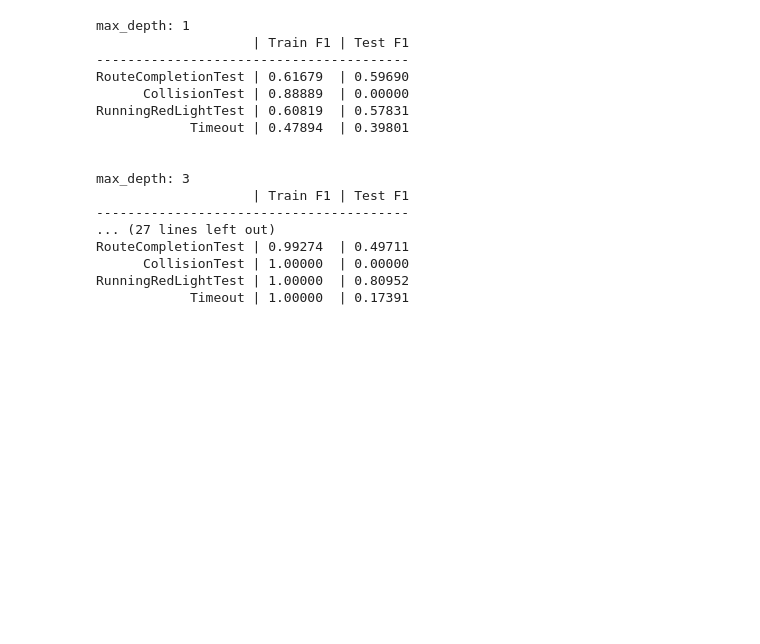
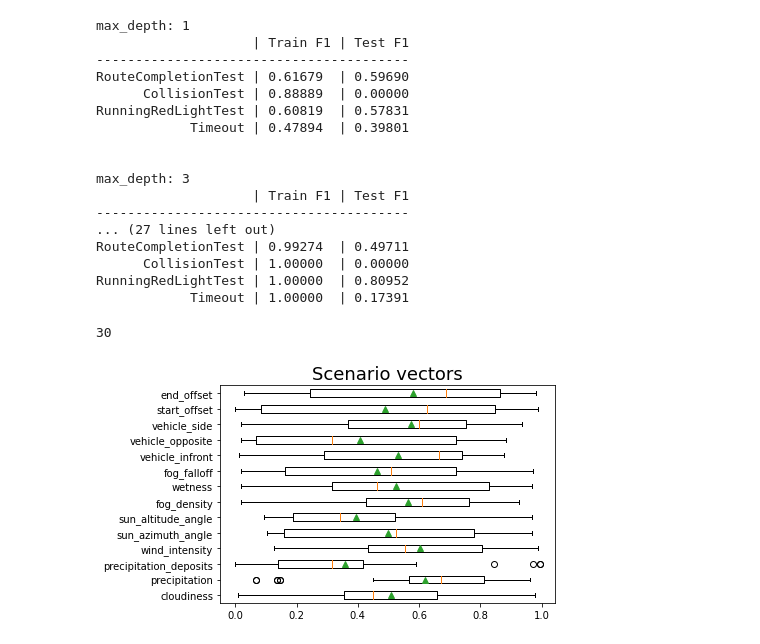
Before and after one commit to GuannanLou/TCP, a Jupyter notebook: tools/statistic.ipynb, the cells around one changed output. Saved outputs shown, nothing was run; the diff lists cells and outputs as text; code cells hidden in the pictures; blank space fills up the shorter version.

```diff
--- a/tools/statistic.ipynb
+++ b/tools/statistic.ipynb
@@ -380,3 +376,80 @@ class MLP(nn.Module):
 mlp = MLP()
 criterion = nn.CrossEntropyLoss()
 optimizer = optim.SGD(mlp.parameters(), lr=0.001, momentum=0.9)
+# %%
+input = """
+[[2.52325745e-01, 7.43825854e-01, 1.95429481e-01, 5.81358927e-01, 9.70019989e-01, 8.46828801e-01, 2.39847759e-01, 4.93769714e-01, 6.19955718e-01, 8.28980900e-01, 1.56791395e-01, 1.85762022e-02, 7.00221437e-02, 4.86345111e-01],
+ [4.33676349e-01, 8.07360529e-01, 3.15244803e-01, 8.92888709e-01, 5.77857215e-01, 1.84010202e-01, 7.87929234e-01, 6.12031177e-01, 5.39092721e-02, 4.20193680e-01, 6.79068837e-01, 9.18601778e-01, 4.02024891e-04, 9.76759149e-01],
+ [6.06329462e-01, 5.83295036e-01, 3.17362409e-01, 9.88616154e-01, 5.79745219e-01, 3.80141173e-01, 1.95417695e-01, 7.40120535e-01, 7.26685344e-01, 2.64919558e-01, 6.63348344e-02, 3.70084198e-01, 6.29717507e-01, 2.10174010e-01],
+ [3.44736653e-01, 9.40107482e-01, 5.82014180e-01, 8.78831984e-01, 8.44734445e-01, 9.05392319e-01, 4.59880266e-01, 5.46346816e-01, 7.98603591e-01, 2.85718852e-01, 4.90253523e-01, 5.99110308e-01, 1.55332756e-02, 5.93481408e-01],
+ [2.80443992e-01, 7.89279328e-01, 1.03226007e-01, 4.47893526e-01, 9.08595503e-01, 2.93614148e-01, 2.87775339e-01, 1.30028572e-01, 1.93669579e-02, 6.78835533e-01, 2.11628116e-01, 2.65546659e-01, 4.91573159e-01, 5.33625451e-02],
+ [9.03401915e-01, 1.37474704e-01, 1.39276347e-01, 8.07391289e-01, 3.97676837e-01, 1.65354197e-01, 9.27508580e-01, 3.47765860e-01, 7.50812103e-01, 7.25997985e-01, 8.83306091e-01, 6.23672207e-01, 7.50942434e-01, 3.48898342e-01],
+ [3.94875613e-01, 9.63262528e-01, 1.73955667e-01, 1.26329519e-01, 1.35079158e-01, 5.05662166e-01, 2.15248053e-02, 9.47970211e-01, 8.27115471e-01, 1.50189807e-02, 1.76196256e-01, 3.32063574e-01, 1.30996845e-01, 8.09490692e-01],
+ [5.64095099e-01, 6.70467510e-01, 3.17593681e-01, 5.58689828e-01, 1.40386939e-01, 3.69594965e-01, 8.02377821e-01, 9.68261576e-01, 3.20080299e-01, 2.69613801e-01, 8.34657676e-02, 9.37242997e-01, 8.50442114e-02, 3.90547832e-02],
+ [5.74117605e-01, 1.46728575e-01, 5.89305537e-01, 6.99758360e-01, 1.02334429e-01, 4.14055988e-01, 6.94400158e-01, 4.14179270e-01, 4.99534589e-02, 5.35896406e-01, 6.63794645e-01, 5.14889112e-01, 9.44594756e-01, 5.86555041e-01],
+ [7.15495045e-02, 5.68851437e-01, 4.17073531e-01, 9.88616154e-01, 5.79745219e-01, 2.08647697e-01, 5.49314965e-01, 7.45334431e-01, 6.71691475e-01, 6.87628385e-01, 8.60182789e-01, 3.77634236e-01, 6.29717507e-01, 2.10174010e-01],
+ [4.23104520e-01, 5.68851437e-01, 9.78538975e-02, 4.37535653e-01, 5.71228949e-01, 3.80141173e-01, 5.95068434e-01, 7.45334431e-01, 6.73077859e-01, 2.97691041e-01, 6.63348344e-02, 2.86564887e-01, 2.88193516e-02, 2.10174010e-01],
+ [9.07929403e-03, 6.71556167e-01, 4.17304802e-01, 4.30567827e-01, 1.40386939e-01, 1.97905108e-01, 8.00205224e-01, 9.68261576e-01, 3.13424178e-01, 6.94643094e-01, 8.76389152e-01, 8.94606664e-01, 8.52312212e-02, 9.81618524e-01],
+ [9.74740371e-01, 6.36604400e-01, 9.93913025e-01, 5.46070804e-01, 5.26425934e-01, 1.35427903e-01, 3.55705171e-01, 2.62185673e-02, 1.60395180e-01, 7.45637193e-01, 3.03996899e-02, 3.66543097e-01, 8.62346253e-01, 6.92677718e-01],
+ [3.83903537e-01, 6.36604400e-01, 1.83056969e-01, 1.26629939e-01, 5.26425934e-01, 1.59836271e-01, 1.74447160e-02, 3.04857908e-02, 8.12952900e-01, 7.64683015e-01, 1.75482967e-01, 3.66543097e-01, 9.27870644e-02, 8.20373840e-01],
+ [7.52755554e-01, 6.65364814e-02, 2.60315099e-01, 8.04754564e-01, 1.03210073e-01, 6.39460881e-01, 5.24670309e-01, 3.82669627e-01, 4.33074104e-02, 4.52029311e-02, 6.66375232e-01, 7.72178030e-01, 9.06303962e-01, 9.31972069e-01],
+ [4.17022005e-01, 7.20324493e-01, 1.14374817e-04, 3.02332573e-01, 1.46755891e-01, 9.23385948e-02, 1.86260211e-01, 3.45560727e-01, 3.96767474e-01, 5.38816734e-01, 4.19194514e-01, 6.85219500e-01, 2.04452250e-01, 8.78117436e-01],
+ [4.64049791e-01, 8.10787588e-01, 9.83468338e-02, 5.49229627e-01, 9.57889530e-01, 1.88728720e-01, 6.81637693e-01, 3.15515631e-01, 7.02374422e-01, 8.76643631e-01, 1.82882773e-02, 7.54605374e-01, 1.61061065e-02, 2.80617259e-02],
+ [9.03401915e-01, 1.37474704e-01, 1.39276347e-01, 8.07391289e-01, 3.97676837e-01, 1.65354197e-01, 9.27508580e-01, 3.47765860e-01, 7.50812103e-01, 7.25997985e-01, 8.83306091e-01, 5.99439907e-01, 7.50942434e-01, 3.48898342e-01],
+ [2.73875932e-02, 6.70467510e-01, 4.17304802e-01, 5.58689828e-01, 1.40386939e-01, 1.98101489e-01, 8.00744569e-01, 9.68261576e-01, 3.13424178e-01, 6.92322616e-01, 8.76389152e-01, 8.94606664e-01, 8.50442114e-02, 3.90547832e-02],
+ [4.28202018e-01, 8.11876245e-01, 9.83468338e-02, 4.21107625e-01, 9.57889530e-01, 5.36859419e-01, 6.92121837e-01, 3.15515631e-01, 7.01957195e-01, 8.39623955e-01, 1.82882773e-02, 7.54637038e-01, 9.88141374e-01, 9.75660613e-01],
+ [3.24362460e-01, 8.72922376e-01, 8.44709608e-01, 5.38440593e-01, 8.66608274e-01, 9.49805991e-01, 8.26406998e-01, 8.54115444e-01, 9.87434018e-02, 6.51304332e-01, 7.03516988e-01, 6.10240813e-01, 7.99615262e-01, 3.45712199e-02],
+ [4.36065476e-01, 8.11876245e-01, 9.83468338e-02, 4.21107625e-01, 9.57889530e-01, 1.88532339e-01, 6.81098348e-01, 3.15515631e-01, 7.02374422e-01, 8.34625672e-01, 1.82882773e-02, 7.54605374e-01, 1.62905450e-02, 9.75660613e-01],
+ [5.74117605e-01, 1.46728575e-01, 5.89305537e-01, 6.99758360e-01, 1.92558638e-01, 4.14055988e-01, 6.94400158e-01, 9.54687739e-01, 2.69975261e-01, 5.57731593e-01, 7.24375094e-01, 5.14889112e-01, 9.46106646e-01, 5.86555041e-01],
+ [9.80194069e-01, 9.63262528e-01, 9.72460364e-01, 5.45773867e-01, 1.35079158e-01, 5.05662166e-01, 5.42944839e-01, 9.47612375e-01, 1.74563881e-01, 1.23349766e-02, 3.11215227e-02, 3.32063574e-01, 7.07637172e-01, 6.81794570e-01],
+ [7.52755554e-01, 6.65364814e-02, 2.60315099e-01, 8.04754564e-01, 1.93434283e-01, 6.39460881e-01, 5.24670309e-01, 9.24807970e-01, 2.63296770e-01, 6.59610907e-02, 7.35065963e-01, 7.72178030e-01, 9.07815853e-01, 9.31972069e-01],
+ [6.70788791e-01, 4.50873936e-01, 3.82102752e-01, 4.10811350e-01, 4.01479583e-01, 3.17383946e-01, 6.21919368e-01, 4.30247271e-01, 9.73802078e-01, 6.77800891e-01, 1.98569888e-01, 4.26701009e-01, 3.43346240e-01, 7.97638804e-01],
+ [1.35506123e-01, 8.73626787e-01, 3.15244803e-01, 8.92888709e-01, 4.10836493e-01, 5.28643200e-01, 7.98708000e-01, 6.12031177e-01, 4.06749931e-02, 4.20193680e-01, 6.79068837e-01, 9.14140669e-01, 9.80489645e-01, 7.49078614e-01],
+ [9.74740371e-01, 6.36604400e-01, 9.93913025e-01, 5.46070804e-01, 5.26425934e-01, 1.59836271e-01, 4.17771226e-01, 2.62185673e-02, 1.60395180e-01, 7.45637193e-01, 3.03996899e-02, 3.66543097e-01, 6.69160659e-01, 6.92677718e-01],
+ [6.19290418e-01, 8.11876245e-01, 3.17855485e-01, 9.67060457e-01, 9.65675401e-01, 1.88532339e-01, 6.81098348e-01, 3.15515631e-01, 6.98529456e-01, 8.34625672e-01, 1.82882773e-02, 7.54605374e-01, 6.21755803e-01, 9.75660613e-01],
+ [5.52821979e-01, 8.42030892e-01, 1.24173315e-01, 2.79183679e-01, 5.85759271e-01, 9.69595748e-01, 5.61030219e-01, 1.86472894e-02, 8.00632673e-01, 2.32974274e-01, 8.07105196e-01, 3.87860644e-01, 8.63541855e-01, 7.47121643e-01]]"""
+# def replace(str, target, content):
+#     result = ''
+#     while True:
+#         result = str.replace(target,content)
+#         if result == str:
+#           break
+#         else:
+#            str = result
+#     return result
+
+# input = replace(input, '\n', ' ')
+# input = replace(input, '  ', ' ')
+# input = replace(input, ' ', ',')
+# input = replace(input, ']', '],')
+# input = replace(input, ',,', ',')
+# .replace('\n', ' ').replace('  ', ' ').replace(' ',',').replace(',,',',').replace(',,',',').replace(']','],')
+# print(eval(input))
+data = eval(input)
+len(data)
+# %% [output]
+30
+# %%
+import pandas as pd
+scenario_header = ["cloudiness",
+                   "precipitation",
+                   "precipitation_deposits",
+                   "wind_intensity",
+                   "sun_azimuth_angle",
+                   "sun_altitude_angle",
+                   "fog_density",
+                   "wetness",
+                   "fog_falloff",
+                   "vehicle_infront",
+                   "vehicle_opposite",
+                   "vehicle_side",
+                   "start_offset",
+                   "end_offset"]
+pddata = pd.DataFrame(data,columns=scenario_header)
+
+# plt.figure(figsize=(20,2))
+plt.boxplot(pddata, labels=scenario_header, vert=False, showmeans=True)
+plt.title("Scenario vectors", fontsize=18)
+plt.show()
+# %% [output]
+[figure, added]
```
Also changed, not shown: parts of 2 cells of this notebook, 9 other files.
